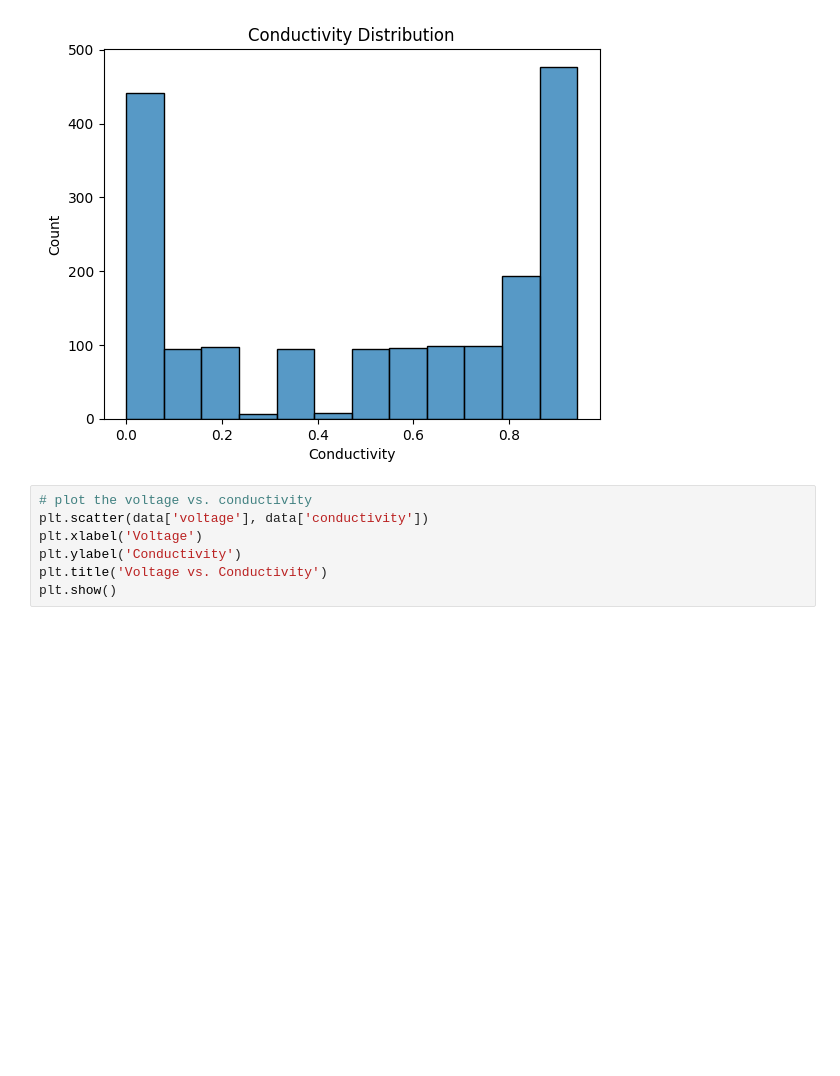
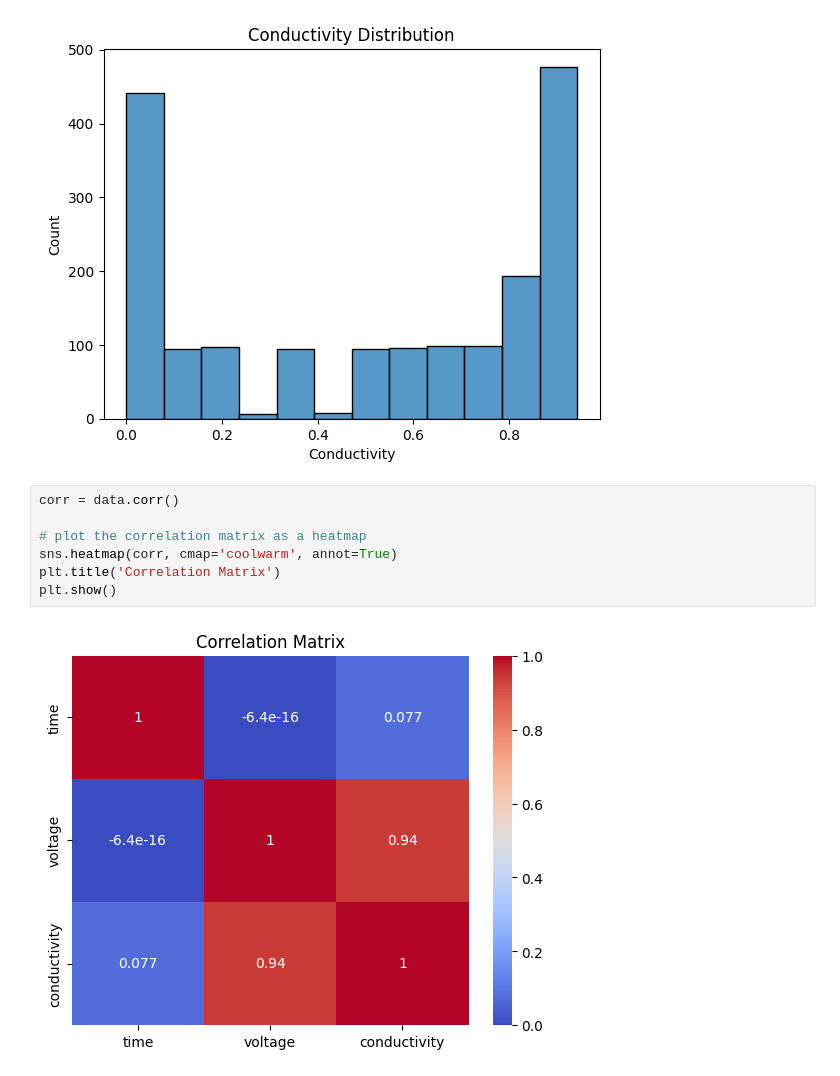
Before and after one commit to oritzhaki/HH_final_project, a Jupyter notebook: EDA/EDA.ipynb, the cells around one changed output. Cells and saved outputs as stored; diff of their text form; blank space fills up the shorter version.

```diff
--- a/EDA/EDA.ipynb
+++ b/EDA/EDA.ipynb
@@ -43,10 +43,12 @@ plt.title('Conductivity Distribution')
 plt.show()
 # %% [output]
 [figure]
-# %%
-# plot the voltage vs. conductivity
-plt.scatter(data['voltage'], data['conductivity'])
-plt.xlabel('Voltage')
-plt.ylabel('Conductivity')
-plt.title('Voltage vs. Conductivity')
-plt.show()
+# %%
+corr = data.corr()
+
+# plot the correlation matrix as a heatmap
+sns.heatmap(corr, cmap='coolwarm', annot=True)
+plt.title('Correlation Matrix')
+plt.show()
+# %% [output]
+[figure, added]
```
Also changed, not shown: 5 other files.
